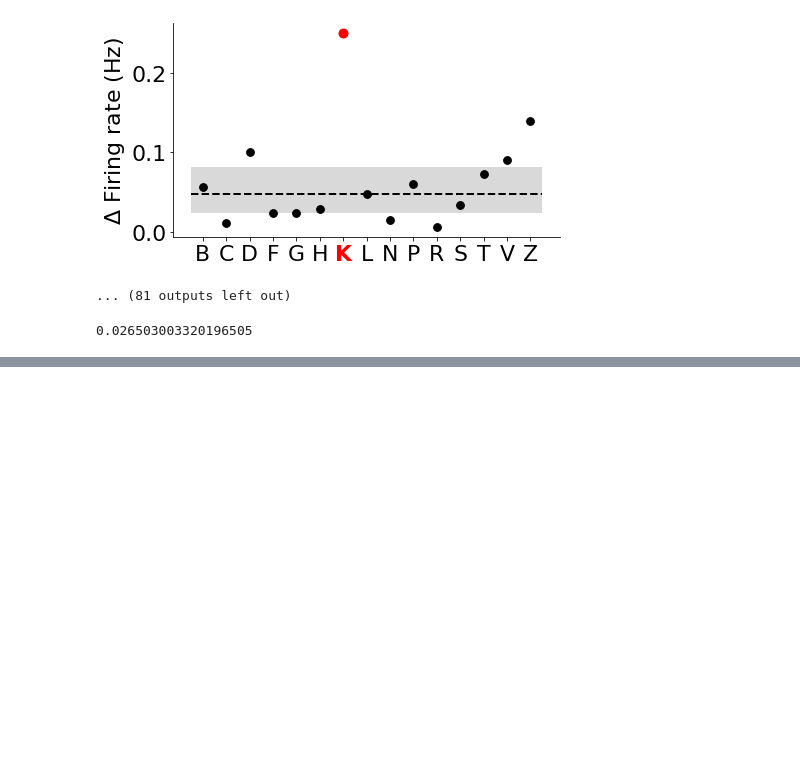
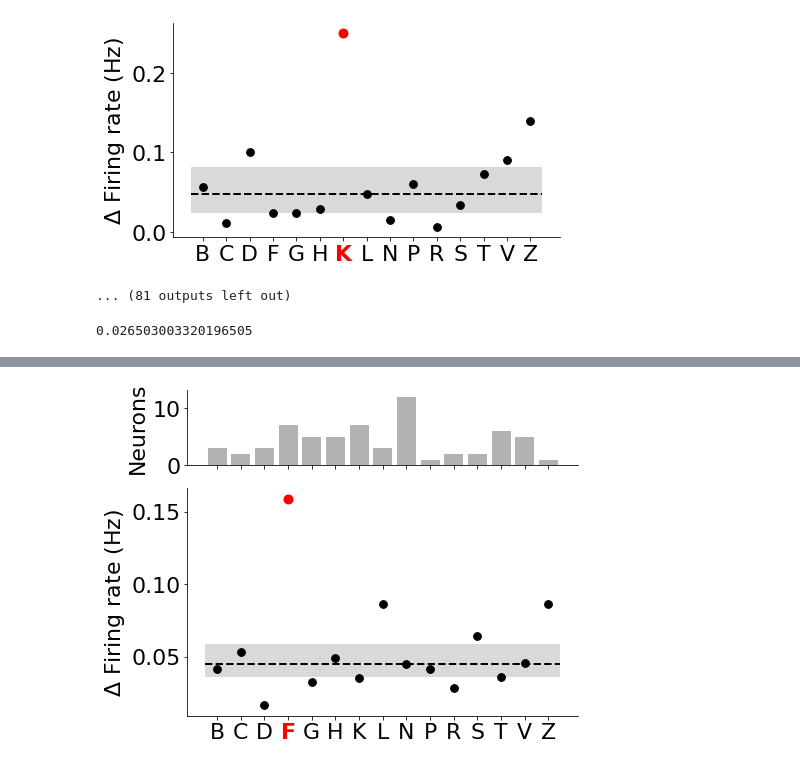
Before and after one commit to CostaFilippo/FC_letter_decoding, a Jupyter notebook: Code/2b_singleNeuron_response_box.ipynb, the cells around one changed output, grey strips where cells are left out. Drawn from its saved outputs; the diff is of its cells as text; code cells hidden in the pictures; blank space fills up the shorter version.

Commit message:
Update number of selective neurons

```diff
--- a/Code/2b_singleNeuron_response_box.ipynb
+++ b/Code/2b_singleNeuron_response_box.ipynb
@@ -252,7 +252,7 @@ def plot_selective_neurons(respALL, selective_neurons, uniqueLetters, sesID=None
     # optional cap (nice if you have tons of significant neurons)
     if max_plots is not None and len(selective_neurons) > max_plots:
         selective_neurons = selective_neurons[:max_plots]
-
+    prefs = []
     for n in selective_neurons:
         vals = respALL[:, n]
 
@@ -310,7 +310,6 @@ def plot_selective_neurons(respALL, selective_neurons, uniqueLetters, sesID=None
             if i == pref:
                 label.set_color("red")
                 label.set_fontweight("bold")
-
         plt.tight_layout()
 
         # Save one example from session 0 (optional)
@@ -318,6 +317,10 @@ def plot_selective_neurons(respALL, selective_neurons, uniqueLetters, sesID=None
             plt.savefig(save_first_session_path, dpi=200)
 
         plt.show()
+
+        prefs.append(uniqueLetters[pref])
+
+    return prefs
 
 
 # -----------------------
@@ -330,7 +333,7 @@ alpha = 0.05
 seed = 0
 
 summary = []
-
+all_preferences = []
 print("\n===== Permutation z-test summary =====\n")
 
 for sesID in range(len(Y)):
@@ -365,14 +368,15 @@ for sesID in range(len(Y)):
     # ---- Plot selective neurons (choose what you mean by "selective")
     selective_neurons = sig_idx  # simplest: significant under permutation test
     if len(selective_neurons) > 0:
-        plot_selective_neurons(
+        pref_letter = plot_selective_neurons(
             respALL_obs,
             selective_neurons=selective_neurons,
             uniqueLetters=uniqueLetters,   # must be length 15
             sesID=sesID,
-            max_plots=20,                  # prevent 1000 figures; adjust/remove as you like
+            max_plots=20,
             save_first_session_path="alignedNeuron.png"
         )
+        all_preferences.extend(pref_letter)
 
 
 # -----------------------
@@ -412,3 +416,6 @@ res = binomtest(64, 996, alpha, alternative="greater")
 print(res.pvalue)
 # %% [output]
 0.026503003320196505
+# %%
+from collections import Counter
+all_preferences = Counter(all_preferences)
@@ -414,0 +538,75 @@ print(res.pvalue)
+# %%
+all_preferences = Counter(all_preferences)
+# %%
+# --- Build counts from Counter ---
+counts = np.array(
+    [all_preferences.get(letter, 0) for letter in uniqueLetters],
+    dtype=int
+)
+
+# --- Two vertically stacked plots, shared x (counts on top now) ---
+fig, (ax2, ax) = plt.subplots(
+    2, 1,
+    figsize=(7, 6),
+    sharex=True,
+    gridspec_kw={"height_ratios": [1, 3], "hspace": 0.15}
+)
+
+# =======================
+# Top: preference counts
+# =======================
+ax2.spines['top'].set_visible(False)
+ax2.spines['right'].set_visible(False)
+
+ax2.bar(x, counts, alpha=0.6,color='gray')
+
+ax2.set_ylabel("Neurons")
+ax2.set_ylim(0, max(1, counts.max() * 1.1))
+
+
+# =======================
+# Bottom: tuning plot
+# =======================
+ax.spines['top'].set_visible(False)
+ax.spines['right'].set_visible(False)
+
+ax.scatter(x, vals, color="k", s=60, zorder=3)
+ax.scatter(pref, vals[pref], color="red", s=80, zorder=4)
+
+ax.hlines(
+    med,
+    xmin=-0.5,
+    xmax=n_elements - 0.5,
+    colors="black",
+    linestyles="--",
+    linewidth=2
+)
+
+ax.fill_between(
+    [-0.5, n_elements - 0.5],
+    q1,
+    q3,
+    color="black",
+    alpha=0.15,
+    linewidth=0
+)
+
+ax.set_ylabel(r"$\Delta$ Firing rate (Hz)")
+
+# =======================
+# X ticks (bottom only)
+# =======================
+ax.set_xticks(x)
+ax.set_xticklabels(uniqueLetters)
+
+# Highlight preferred letter
+for i, label in enumerate(ax.get_xticklabels()):
+    if i == pref:
+        label.set_color("red")
+        label.set_fontweight("bold")
+
+plt.tight_layout()
+plt.savefig('selective_neurons.svg',dpi=200)
+plt.show()
+# %% [output]
+[figure, added]
```
Also changed, not shown: parts of 3 cells of this notebook, 5 other files.
